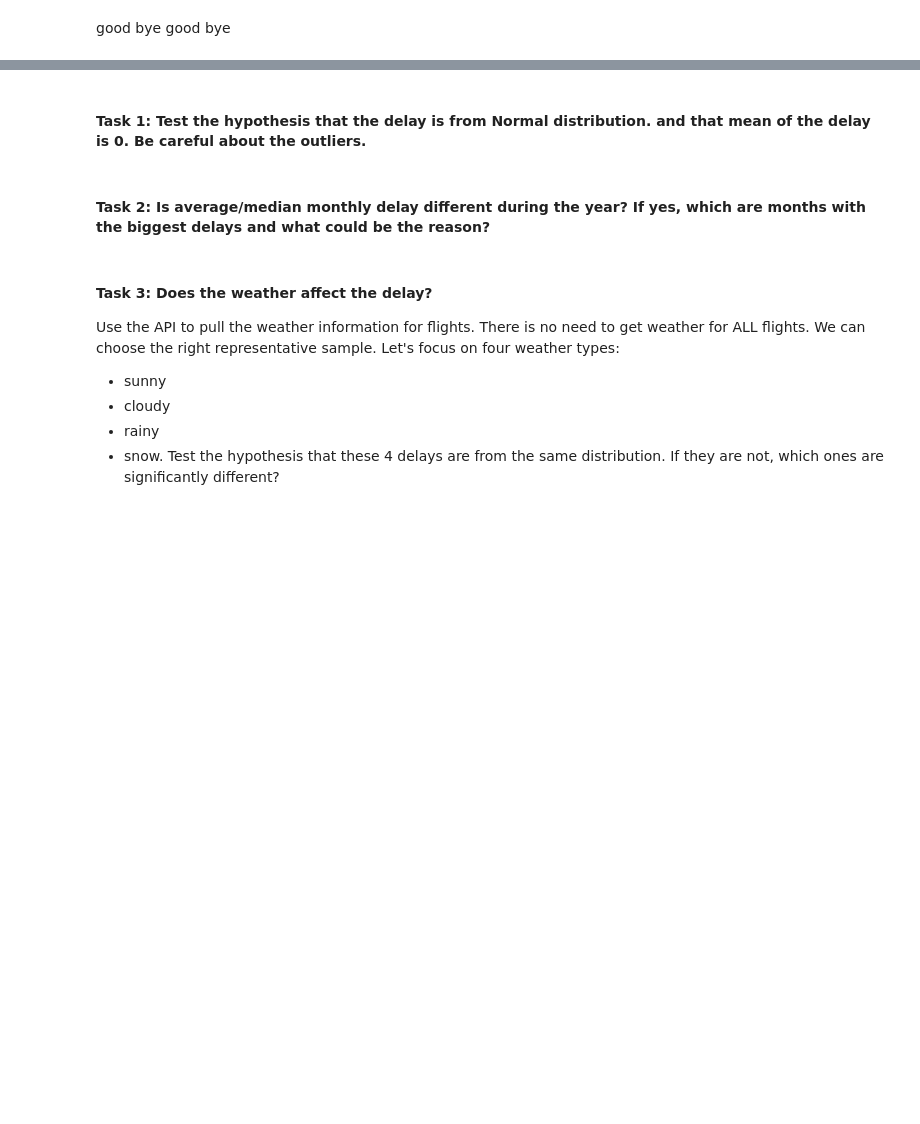
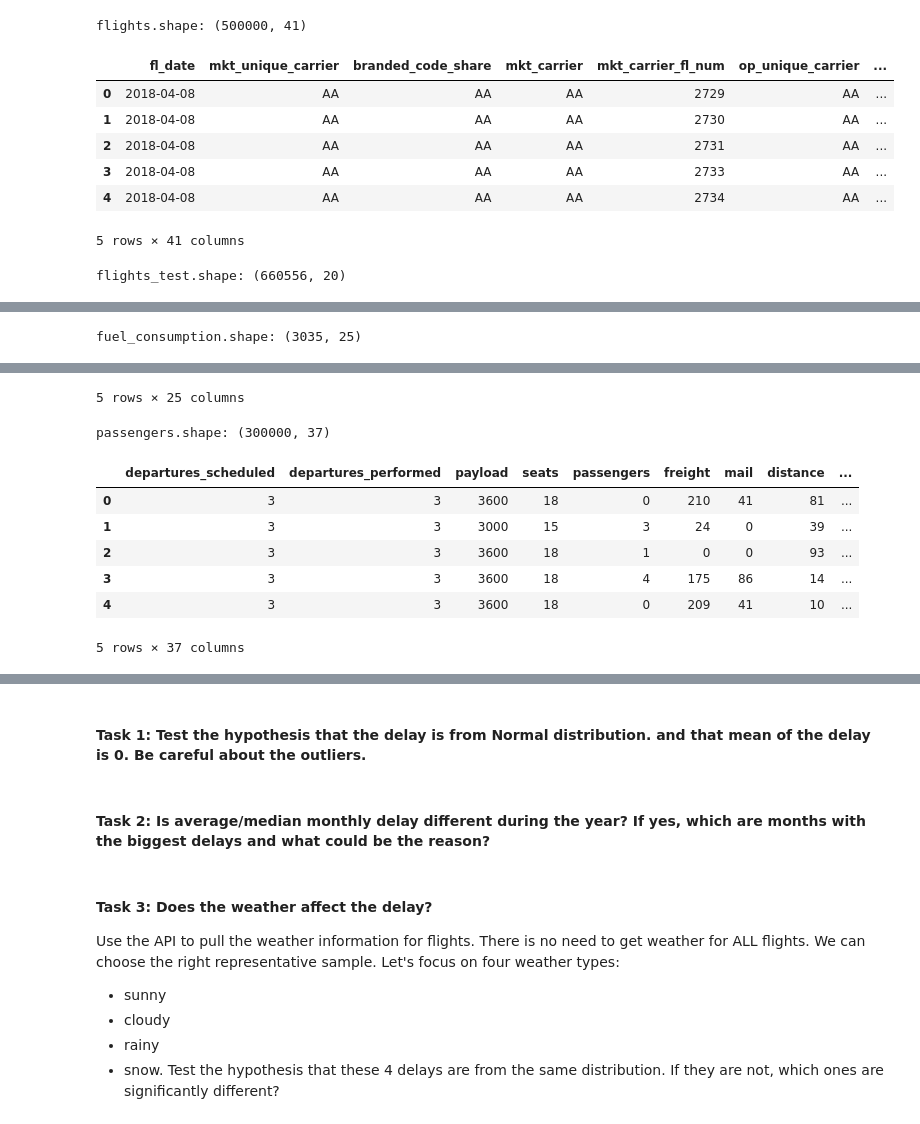
Before and after one commit to jdormaar/Flight-Delays, a Jupyter notebook: Workbook/exploratory_analysis.ipynb, the cells around one changed output, grey strips where cells are left out. Cells and saved outputs as stored; diff of their text form; code cells hidden in the pictures; blank space fills up the shorter version.

Commit message:
EDA.ipynb: loaded data tables, analyze missing data.

```diff
--- a/Workbook/exploratory_analysis.ipynb
+++ b/Workbook/exploratory_analysis.ipynb
@@ -10,2 +16,0 @@ kajdflkasjdflkashd
-# %% [markdown]
-good bye good bye
@@ -11,0 +19,6 @@ good bye good bye
+# %%
+# Load data tables:
+flights = pd.read_csv('../data/flights.csv', delimiter= ',')
+flights_test = pd.read_csv('../data/flights_test.csv', delimiter= ',')
+fuel_consumption = pd.read_csv('../data/fuel_consumption.csv', delimiter= ',')
+passengers = pd.read_csv('../data/passengers.csv', delimiter= ',')
@@ -11,0 +31,23 @@ good bye good bye
+# %%
+# First look at tables:
+print(f'\nflights.shape: {flights.shape}')
+display(flights.head())
+
+print(f'\nflights_test.shape: {flights_test.shape}')
+display(flights_test.head())
+
+print(f'\nfuel_consumption.shape: {fuel_consumption.shape}')
+display(fuel_consumption.head())
+
+print(f'\npassengers.shape: {passengers.shape}')
+display(passengers.head())
+# %% [output]
+flights.shape: (500000, 41)
+|  | fl_date | mkt_unique_carrier | branded_code_share | mkt_carrier | mkt_carrier_fl_num | op_unique_carrier | ... |
+| 0 | 2018-04-08 | AA | AA | AA | 2729 | AA | ... |
+| 1 | 2018-04-08 | AA | AA | AA | 2730 | AA | ... |
+| 2 | 2018-04-08 | AA | AA | AA | 2731 | AA | ... |
+| 3 | 2018-04-08 | AA | AA | AA | 2733 | AA | ... |
+| 4 | 2018-04-08 | AA | AA | AA | 2734 | AA | ... |
+5 rows × 41 columns
+flights_test.shape: (660556, 20)
@@ -11,0 +60 @@ good bye good bye
+fuel_consumption.shape: (3035, 25)
@@ -11,0 +67,9 @@ good bye good bye
+5 rows × 25 columns
+passengers.shape: (300000, 37)
+|  | departures_scheduled | departures_performed | payload | seats | passengers | freight | mail | distance | ... |
+| 0 | 3 | 3 | 3600 | 18 | 0 | 210 | 41 | 81 | ... |
+| 1 | 3 | 3 | 3000 | 15 | 3 | 24 | 0 | 39 | ... |
+| 2 | 3 | 3 | 3600 | 18 | 1 | 0 | 0 | 93 | ... |
+| 3 | 3 | 3 | 3600 | 18 | 4 | 175 | 86 | 14 | ... |
+| 4 | 3 | 3 | 3600 | 18 | 0 | 209 | 41 | 10 | ... |
+5 rows × 37 columns
```
Also changed, not shown: parts of 7 cells of this notebook.
